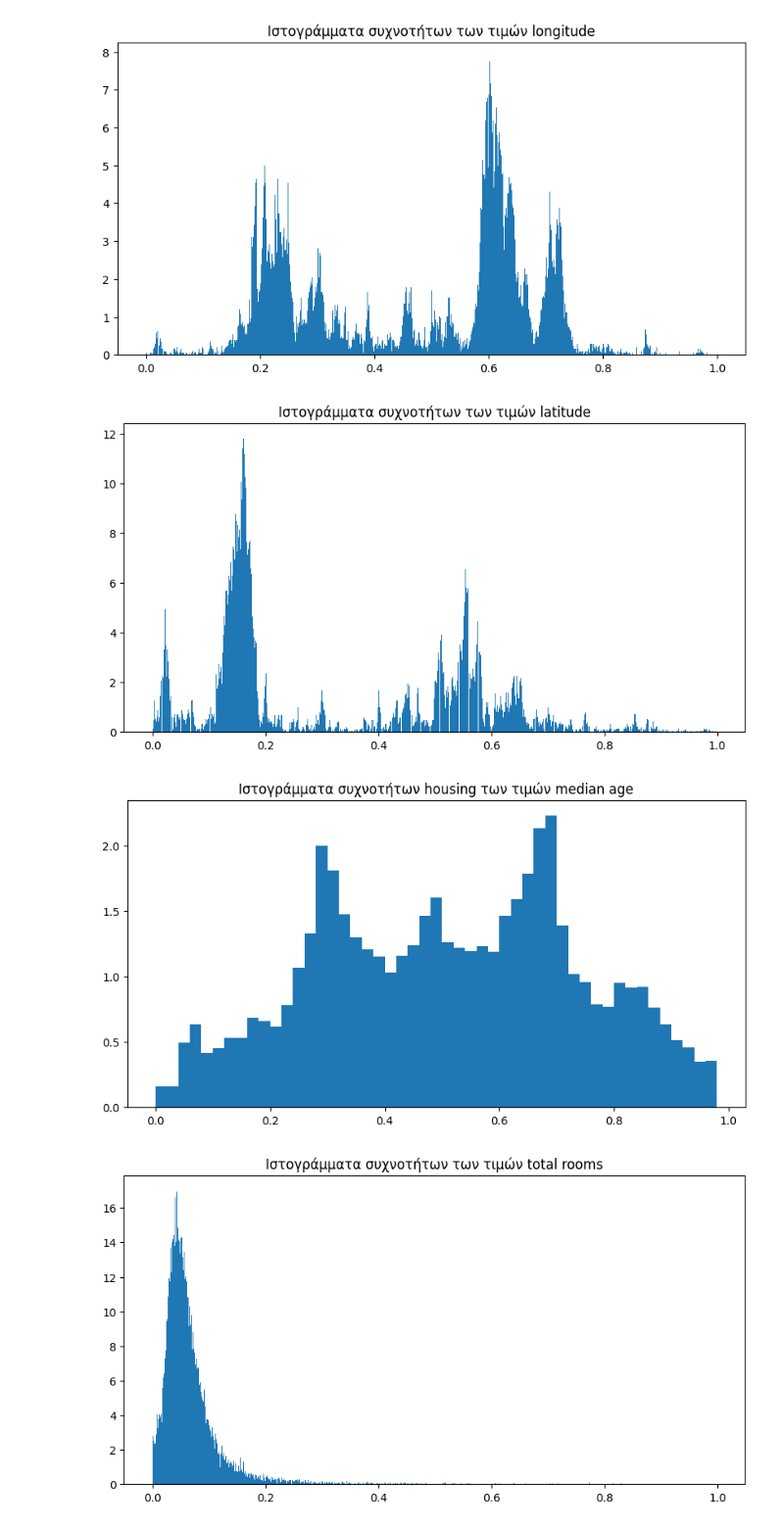
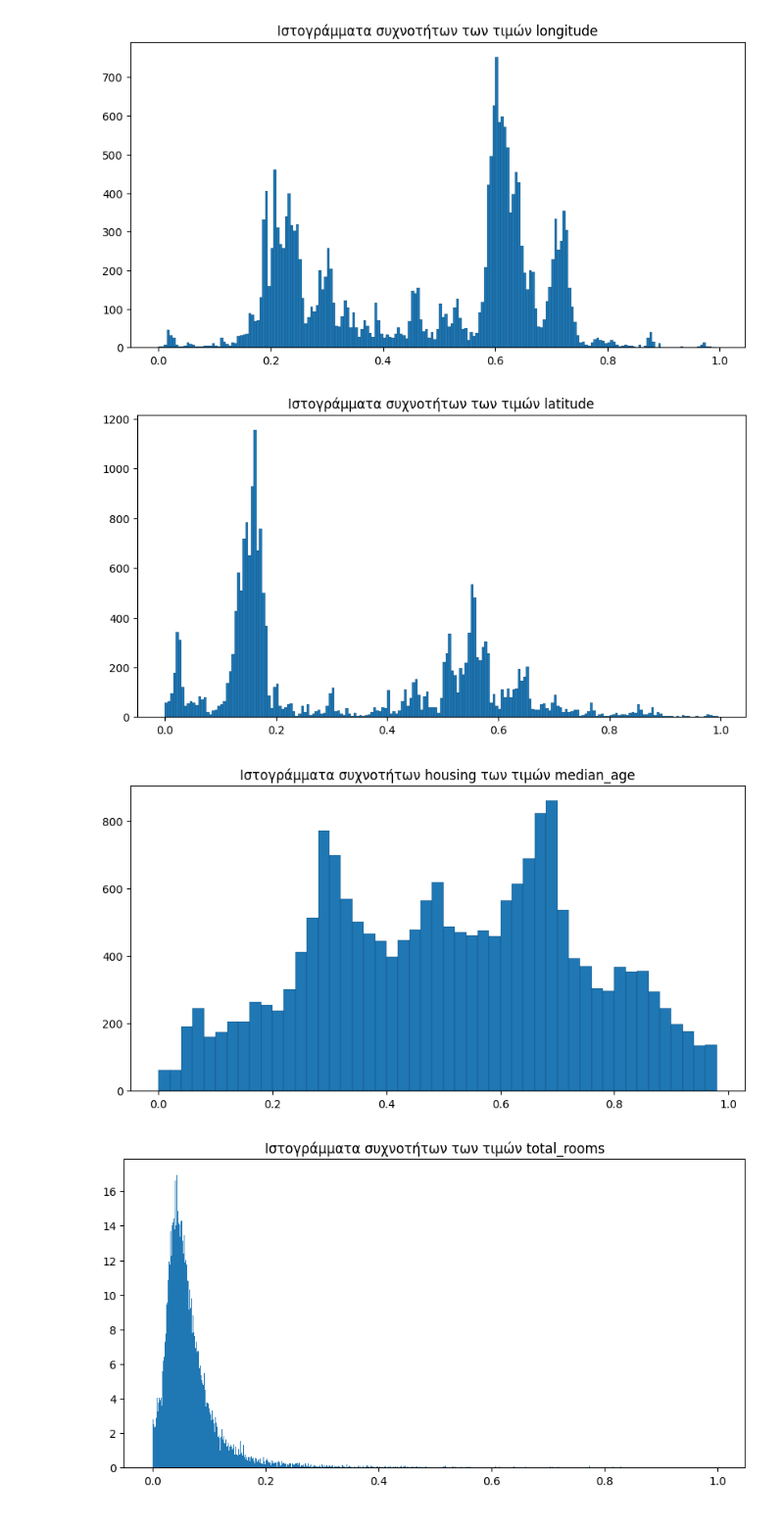
Before and after one commit to leoleoleo77/Uni-PatternRecognition, a Jupyter notebook: histograms.ipynb, the cells around one changed output. Shown at 98% size. Drawn from its saved outputs; the diff is of its cells as text; code cells hidden in the pictures.

```diff
--- a/histograms.ipynb
+++ b/histograms.ipynb
@@ -6,27 +6,27 @@ import numpy as np
 # Ιστογράμματα συχνοτήτων των τιμών longitude
 array = dataMethods.Longitude_column()
 fig, axs = plt.subplots(figsize=(10, 5))
-hist = axs.hist(array, np.arange(0, 1, 0.001), density = True)
+hist = axs.hist(array, np.arange(0, 1, 0.005), edgecolor='black', linewidth=0.1)
 axs.set_title('Ιστογράμματα συχνοτήτων των τιμών longitude')
 plt.show()
 # %% [output]
-[figure, old version]
+[figure, new version]
 # %%
 array = dataMethods.Latitude_column()
 fig, axs = plt.subplots(figsize=(10, 5))
-hist = axs.hist(array, np.arange(0, 1, 0.001), density = True) #numpy to create bins over range
+hist = axs.hist(array, np.arange(0, 1, 0.005), edgecolor='black', linewidth=0.1) #numpy to create bins over range
 axs.set_title('Ιστογράμματα συχνοτήτων των τιμών latitude')
 plt.show()
 # %% [output]
-[figure, old version]
+[figure, new version]
 # %%
 array = dataMethods.Housing_median_age_column()
 fig, axs = plt.subplots(figsize=(10, 5))
-hist = axs.hist(array, np.arange(0, 1, 0.02), density = True) #numpy to create bins over range
+hist = axs.hist(array, np.arange(0, 1, 0.02), edgecolor='black', linewidth=0.1) #numpy to create bins over range
 axs.set_title('Ιστογράμματα συχνοτήτων housing των τιμών median_age')
 plt.show()
 # %% [output]
-[figure, old version]
+[figure, new version]
 # %%
 array = dataMethods.Total_rooms_column()
 fig, axs = plt.subplots(figsize=(10, 5))
```
Also changed, not shown: parts of 5 cells of this notebook.
